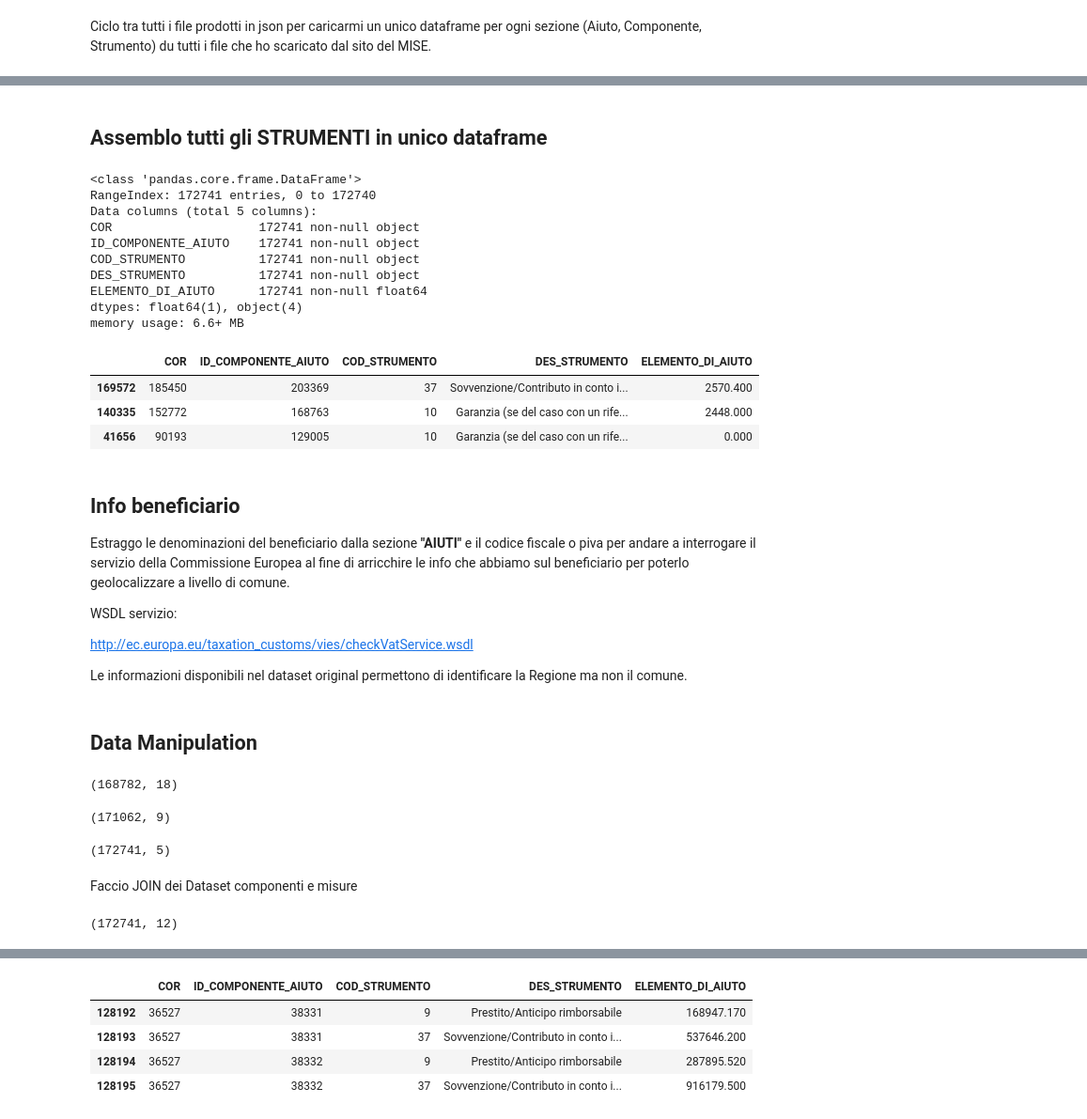
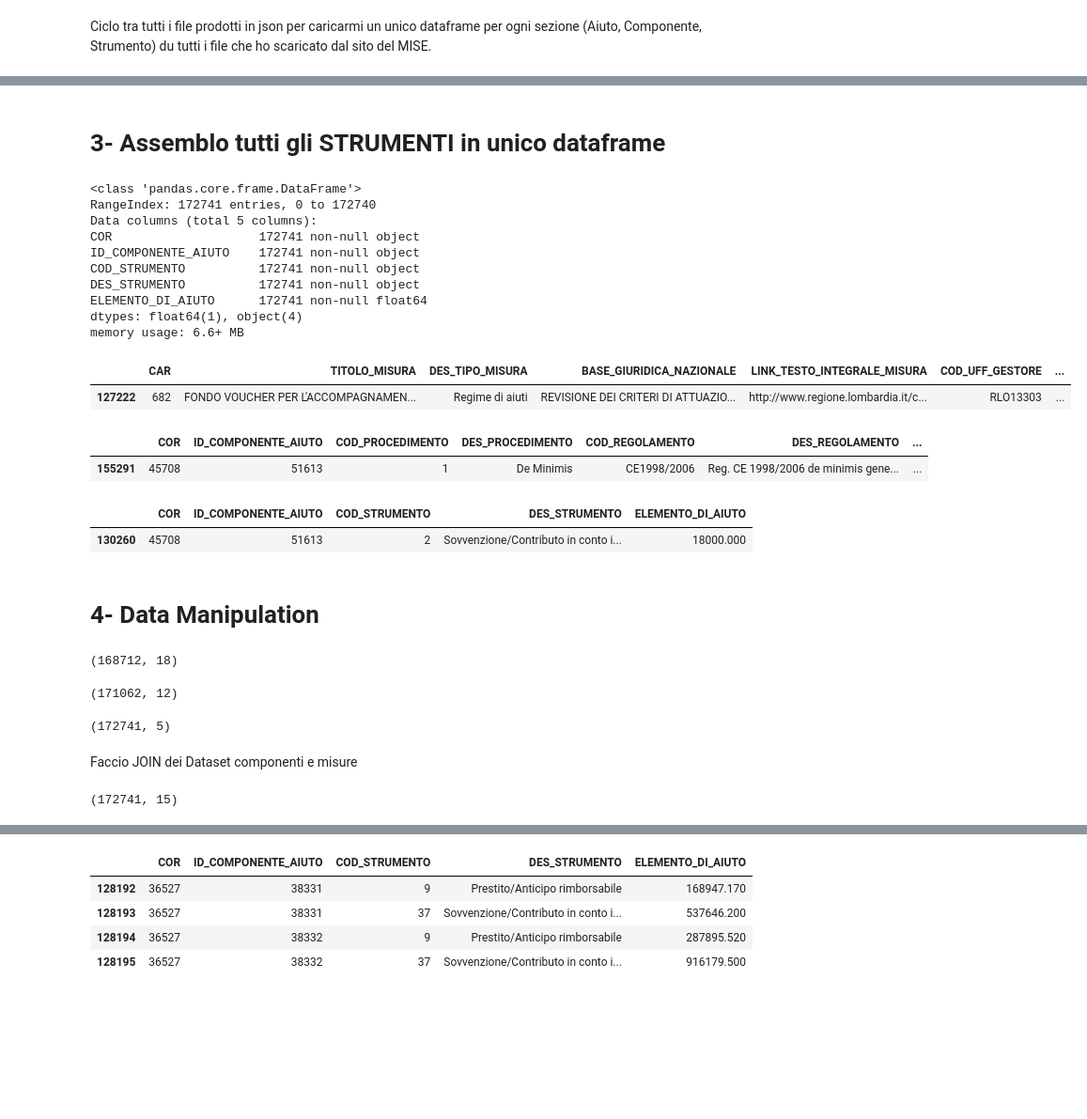
Before and after one commit to teamdigitale/daf-data-science, a Jupyter notebook: mise_aiuti/DAF_MEF_DatiAiutiMise.ipynb, the cells around one changed output, grey strips where cells are left out. Shown: that part at 94% size. Saved outputs shown, nothing was run; the diff lists cells and outputs as text; code cells hidden in the pictures; blank space fills up the shorter version.

```diff
--- a/mise_aiuti/DAF_MEF_DatiAiutiMise.ipynb
+++ b/mise_aiuti/DAF_MEF_DatiAiutiMise.ipynb
@@ -332,6 +361,7 @@ def list_strumento(cor_id, comp_id, strumento):
         strum.append(strumento[c])
     return strum
 # %%
+#TODO: Codice da normalizzare
 #final list with all AIUTI
 data_aiuto = []
 #final list with all COMPONENTI
@@ -340,14 +370,15 @@ data_componenti = []
 data_strumenti = []
 
 fileDir = os.path.dirname(os.path.realpath('__file__'))
-output_folder = os.path.join(fileDir, 'data/aiuti/')
+output_folder = os.path.join(fileDir, 'data/aiuti')
 listing = os.listdir(output_folder)
+
 #loop in json files from folder
 for infile in listing:
     if infile.endswith((".json")):
         filename = os.path.join(fileDir, infile)
         #List Files
-        print (filename)
+        #print (filename)
         filename = os.path.join(output_folder, infile)
         filehandle = open(filename)
 
@@ -358,11 +389,13 @@ for infile in listing:
         if isinstance(aiuto,list):
             for row in aiuto:
                 cor_id = row["COR"]
+
                 #CREA AIUTO
                 selected_row = []
                 for a in good_infos_aiuto:
                     selected_row.append(row[a])
-                    #CREA COMPONENTI: nuova lista di liste per i componenti e strumenti
+
+                #CREA COMPONENTI: nuova lista di liste per i componenti e strumenti
                 componente = row["COMPONENTI_AIUTO"]["COMPONENTE_AIUTO"]
                     #check if it's a list or dictionary
                 if isinstance(componente,list):
@@ -395,7 +428,7 @@ for infile in listing:
                         if isinstance(strumento,dict):
                             data_strumenti.append(list_strumento(cor_id, comp_id, strumento))
 
-                        #add aiuto
+                #add aiuto
                 data_aiuto.append(selected_row)
 
         # se c'è un unico aiuto è dict non lista
@@ -434,6 +467,6 @@ for infile in listing:
                     if isinstance(strumento,dict):
                         data_strumenti.append(list_strumento(cor_id, comp_id, strumento))
                 #Add aiuto
-        data_aiuto.append(selected_row)
+            data_aiuto.append(selected_row)
     filehandle.close()
 # %% [markdown]
@@ -549,0 +698,9 @@ memory usage: 11.7+ MB
+# %%
+#Raccordo con primo livello - attenzione: perdo quelli che sono mappati su più codici di attività.
+#Semplificazione al fine della demo
+componenti.SETTORE_ATTIVITA = componenti.SETTORE_ATTIVITA.str[0:4]
+#componenti.SETTORE_ATTIVITA.value_counts()
+
+#JOIN con descrizione codice attività
+componenti_ateco = pd.merge(componenti, ateco,on='SETTORE_ATTIVITA')
+componenti_ateco.DescrAteco.value_counts()
@@ -550,11 +773,10 @@ memory usage: 11.7+ MB
 # %% [markdown]
-## Assemblo tutti gli STRUMENTI in unico dataframe
+# 3- Assemblo tutti gli STRUMENTI in unico dataframe
 # %%
 strumenti = pd.DataFrame(data_strumenti, columns=df_infos_strumento)
 #cast campo ELEMENTO_DI_AIUTO da object a float - IMPORTO DELL'AIUTO
 strumenti['ELEMENTO_DI_AIUTO'] = strumenti['ELEMENTO_DI_AIUTO'].astype(float)
 strumenti.info()
-strumenti.sample(3)
 # %% [output]
 <class 'pandas.core.frame.DataFrame'>
 RangeIndex: 172741 entries, 0 to 172740
@@ -566,17 +788,3 @@ DES_STRUMENTO          172741 non-null object
 ELEMENTO_DI_AIUTO      172741 non-null float64
 dtypes: float64(1), object(4)
 memory usage: 6.6+ MB
-|  | COR | ID_COMPONENTE_AIUTO | COD_STRUMENTO | DES_STRUMENTO | ELEMENTO_DI_AIUTO |
-| 169572 | 185450 | 203369 | 37 | Sovvenzione/Contributo in conto i... | 2570.400 |
-| 140335 | 152772 | 168763 | 10 | Garanzia (se del caso con un rife... | 2448.000 |
-| 41656 | 90193 | 129005 | 10 | Garanzia (se del caso con un rife... | 0.000 |
-# %% [markdown]
-## Info beneficiario
-Estraggo le denominazioni del beneficiario dalla sezione **"AIUTI"** e il codice fiscale o piva per andare a interrogare il servizio della Commissione Europea al fine di arricchire le info che abbiamo sul beneficiario per poterlo geolocalizzare a livello di comune.
-
-
-WSDL servizio:
-
-http://ec.europa.eu/taxation_customs/vies/checkVatService.wsdl
-
-Le informazioni disponibili nel dataset original permettono di identificare la Regione ma non il comune.
@@ -598,20 +791,34 @@ def get_sex(codfisc):
+# %%
+#check su aiuto con più componenti e strumenti
+aiuti.loc[aiuti['COR'] == "45708"]
+
+componenti_ateco.loc[componenti_ateco['COR']=="45708"]
+
+strumenti.loc[strumenti['COR'] == "45708"]
+# %% [output]
+|  | CAR | TITOLO_MISURA | DES_TIPO_MISURA | BASE_GIURIDICA_NAZIONALE | LINK_TESTO_INTEGRALE_MISURA | COD_UFF_GESTORE | ... |
+| 127222 | 682 | FONDO VOUCHER PER L'ACCOMPAGNAMEN... | Regime di aiuti | REVISIONE DEI CRITERI DI ATTUAZIO... | http://www.regione.lombardia.it/c... | RLO13303 | ... |
+|  | COR | ID_COMPONENTE_AIUTO | COD_PROCEDIMENTO | DES_PROCEDIMENTO | COD_REGOLAMENTO | DES_REGOLAMENTO | ... |
+| 155291 | 45708 | 51613 | 1 | De Minimis | CE1998/2006 | Reg. CE 1998/2006 de minimis gene... | ... |
+|  | COR | ID_COMPONENTE_AIUTO | COD_STRUMENTO | DES_STRUMENTO | ELEMENTO_DI_AIUTO |
+| 130260 | 45708 | 51613 | 2 | Sovvenzione/Contributo in conto i... | 18000.000 |
 # %% [markdown]
-## Data Manipulation
+# 4- Data Manipulation
 # %%
 aiuti.shape
-componenti.shape
+componenti_ateco.shape
 strumenti.shape
 # %% [output]
-(168782, 18)
+(168712, 18)
-(171062, 9)
+(171062, 12)
 (172741, 5)
 # %% [markdown]
 Faccio JOIN dei Dataset componenti e misure
 # %%
-componenti_strumenti = pd.merge(componenti, strumenti, on=['COR','ID_COMPONENTE_AIUTO'])
+componenti_strumenti = pd.merge(componenti_ateco, strumenti, on=['COR','ID_COMPONENTE_AIUTO'])
 componenti_strumenti.shape
 # %% [output]
-(172741, 12)
+(172741, 15)
 # %%
 #random check
 componenti_strumenti.loc[componenti_strumenti['COR'] == "36527"]
```
Also changed, not shown: parts of 84 cells of this notebook, 10 other files.
